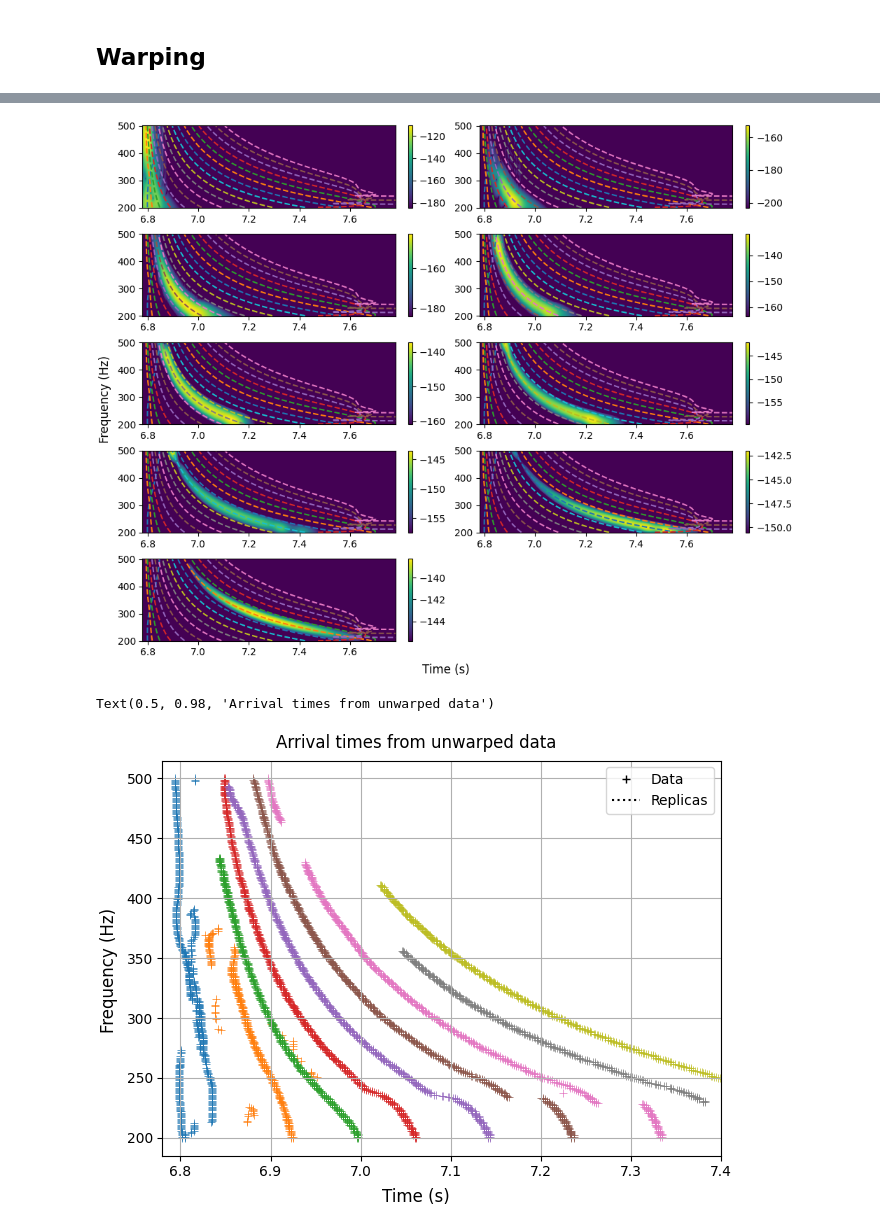
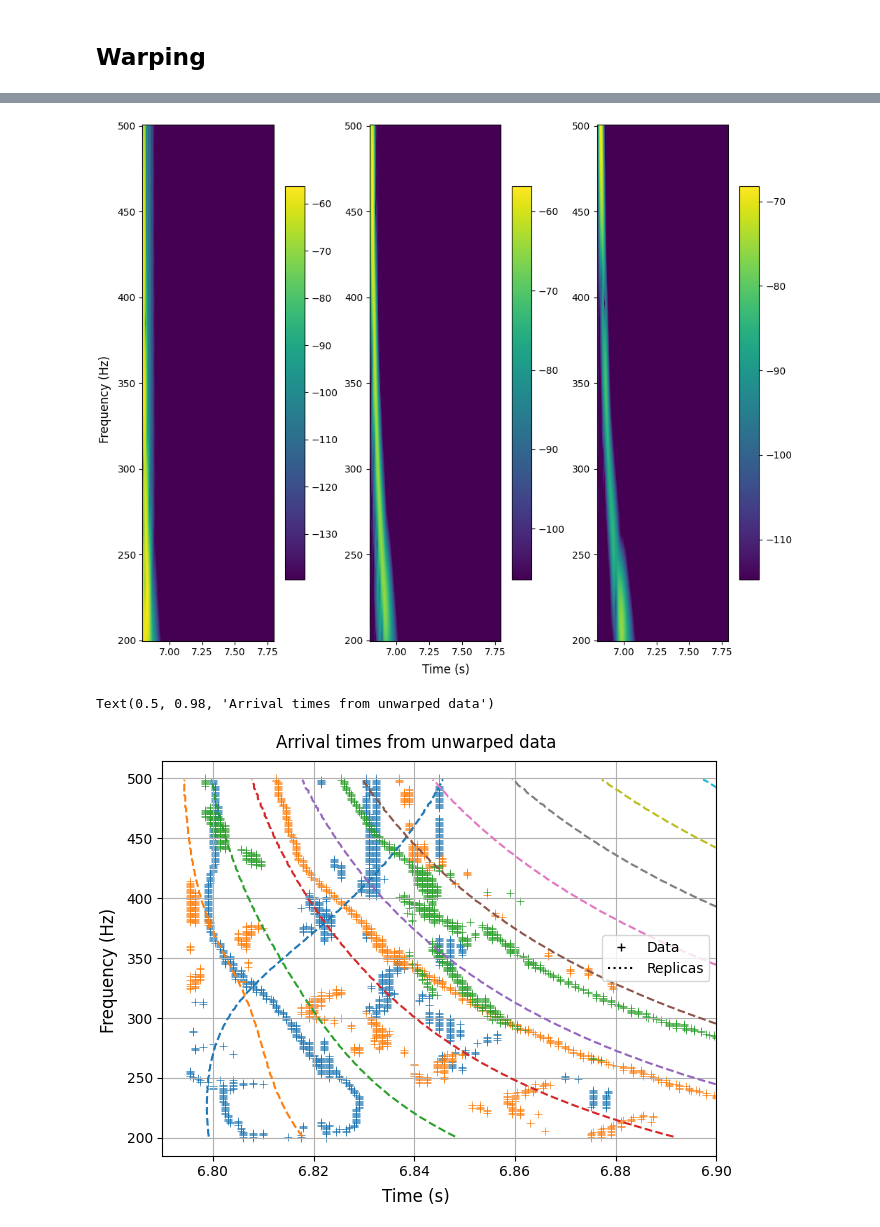
Before and after one commit to danchieta-njit/acoustic-inversion-python, a Jupyter notebook: Notebooks/Warping test manual classifying.ipynb, the cells around one changed output, grey strips where cells are left out. Cells and saved outputs as stored; diff of their text form; code cells hidden in the pictures.

```diff
--- a/Notebooks/Warping test manual classifying.ipynb
+++ b/Notebooks/Warping test manual classifying.ipynb
@@ -25,6 +25,7 @@ from sklearn.mixture import GaussianMixture
 # %%
 SAMPLING_FREQ = 2000
 TRUE_SOUNDSPEED = 1460
+TRUE_DENSITY = 1.3
 
 NPERSEG = 80
 
@@ -32,9 +33,10 @@ NPEAKS = 20
 # %%
 wb_pulse_params = dict(pulse_duration=0.2, fs=SAMPLING_FREQ, bw=200, fc=350, window=sp.windows.tukey)
 # %%
-data1 = scipy.io.loadmat("../data/field_values20260707/field_values20260707.mat")
+data1 = scipy.io.loadmat("../data/field_values20260921/field_values20260921.mat")
 
 f = data1['f'].squeeze()
 c = data1['soundspeed'].squeeze()
-Vg = data1['Vg'][:,:,c == TRUE_SOUNDSPEED,...].squeeze()
-source_range = data1['range'][0,0]
+rho = data1['rho'].squeeze()
+Vg = data1['Vg'][:,:,c == TRUE_SOUNDSPEED,:,rho==TRUE_DENSITY,...].squeeze()
+source_range = data1['range'][0,0] * 1e3
@@ -84,7 +80,7 @@ fig.set_size_inches([12,3])
 # %% [markdown]
 ## Warping
 # %%
-origin_time = 6.81
+origin_time = 6.795
 
 x_warped, tw, fsw = warping.nonlinear_warping(x[tx>=origin_time], SAMPLING_FREQ, t0)
 # %%
@@ -146,26 +142,26 @@ X_components = X_components[:, fmask, :]
 # %%
 fig = plt.figure(layout='constrained')
 
 vmin, vmax = np.quantile(20*np.log10(np.abs(X_components)), [.9, 1], [1,2])
 
 
 nc = 2
-nr = int(np.ceil(nlabels/2))
+nr = int(np.ceil(nlabels/3))
 
 for ind in range(nlabels):
-    ax = fig.add_subplot(nr, 2, ind + 1)
+    ax = fig.add_subplot(nr, 3, ind + 1)
     m = ax.pcolormesh(tc + origin_time, wc, 20*np.log10(np.abs(X_components[ind])), vmin=vmin[ind], vmax=vmax[ind])
     ax.plot(source_range*1e3/Vg.T, f[1:-1], '--')
     ax.set_xlim(tc[[0,-1]] + origin_time)
 
     plt.colorbar(m, ax=ax)
 fig.set_size_inches([10,8])
 fig.supxlabel('Time (s)')
 fig.supylabel('Frequency (Hz)')
 #fig.savefig('../data/output/figures/timewarping_extracted_components.png', dpi=600)
 plt.show()
 # %% [output]
-[figure, old version]
+[figure, new version]
 # %%
 peaks_components = list()
 
@@ -180,7 +176,8 @@ ax.grid()
 for p in peaks_components:
     ax.scatter(p[:,0], p[:,1], marker = '+', linewidths=.5)
 
-ax.set_xlim([origin_time, 7.4])
+ax.plot(source_range/Vg.T, f[1:-1], '--')
+ax.set_xlim([origin_time - .005, 6.9])
 
 ax.plot(0, 350, 'k+', label="Data")
 ax.plot(0, 350, 'k:', label="Replicas")
@@ -197,7 +194,7 @@ fig.suptitle("Arrival times from unwarped data")
 #fig.savefig('../data/output/figures/timewarping_arrival_times.png', dpi=600)
 # %% [output]
 Text(0.5, 0.98, 'Arrival times from unwarped data')
-[figure, old version]
+[figure, new version]
 # %%
 other_selector = MyPolygonSelector(ax)
 # %%
```
Also changed, not shown: parts of 10 cells of this notebook, 27 other files.
